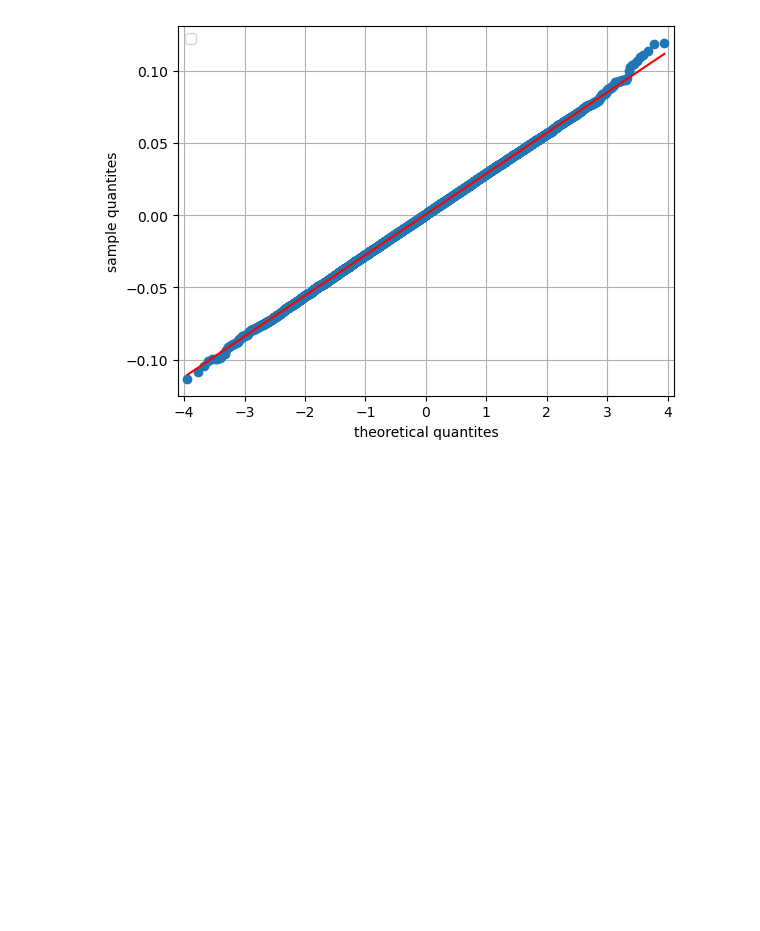
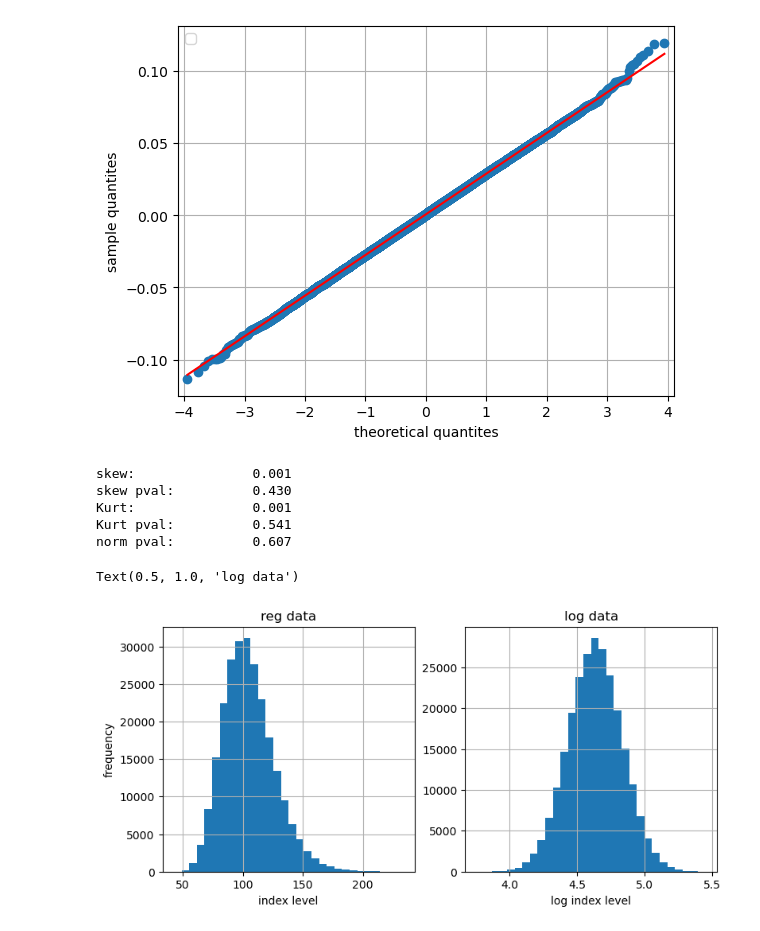
Before and after one commit to GeordieJones/financePython, a Jupyter notebook: bookPractice/stat models/models.ipynb, the cells around one changed output. Saved outputs shown, nothing was run; the diff lists cells and outputs as text; code cells hidden in the pictures; blank space fills up the shorter version.

```diff
--- a/bookPractice/stat models/models.ipynb
+++ b/bookPractice/stat models/models.ipynb
@@ -74,3 +74,32 @@ plt.legend()
 No artists with labels found to put in legend.  Note that artists whose label start with an underscore are ignored when legend() is called with no argument.
 <matplotlib.legend.Legend at 0x...>
 [figure]
+# %%
+def norm_tests(arr):
+    print(f'skew:      %14.3f' %scs.skew(arr))
+    print(f'skew pval: %14.3f' %scs.skewtest(arr)[1])
+    print(f'Kurt:      %14.3f' %scs.kurtosis(arr))
+    print(f'Kurt pval: %14.3f' %scs.kurtosistest(arr)[1])
+    print(f'norm pval: %14.3f' %scs.normaltest(arr)[1])
+
+norm_tests(log_returns.flatten())
+# %% [output]
+skew:               0.001
+skew pval:          0.430
+Kurt:               0.001
+Kurt pval:          0.541
+norm pval:          0.607
+# %%
+f,(ax1,ax2) = plt.subplots(1,2,figsize = (9,4))
+ax1.hist(paths[-1], bins=30)
+ax1.grid(True)
+ax1.set_xlabel('index level')
+ax1.set_ylabel('frequency')
+ax1.set_title('reg data')
+ax2.hist(np.log(paths[-1]), bins=30)
+ax2.grid(True)
+ax2.set_xlabel('log index level')
+ax2.set_title('log data')
+# %% [output]
+Text(0.5, 1.0, 'log data')
+[figure, added]
```
Also changed, not shown: parts of 1 cell of this notebook.
